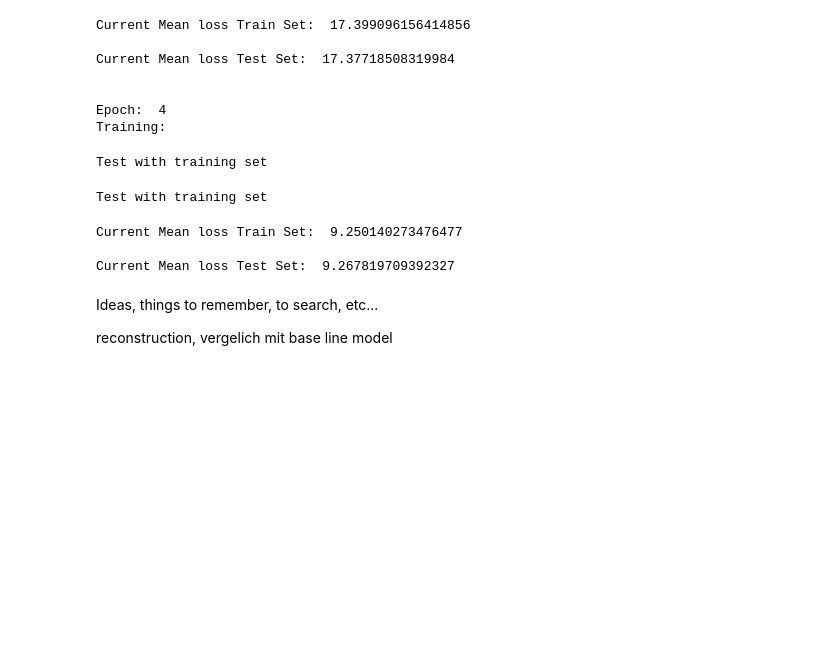
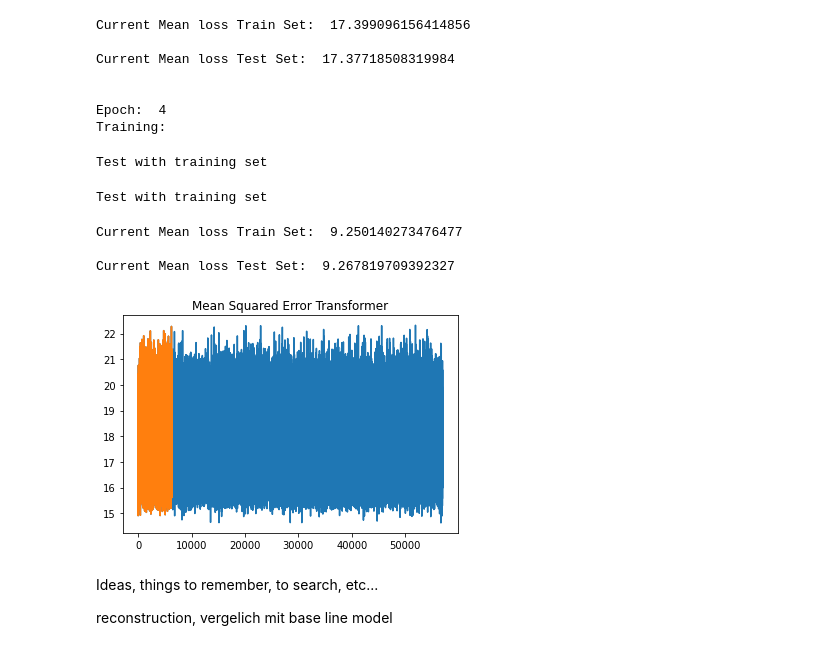
Before and after one commit to SergioTallo/Multivariate_Time_Series_Prediction_Transformers, a Jupyter notebook: bsc_arbeit.ipynb, the cells around one changed output. Cells and saved outputs as stored; diff of their text form; code cells hidden in the pictures; blank space fills up the shorter version.

```diff
--- a/bsc_arbeit.ipynb
+++ b/bsc_arbeit.ipynb
@@ -390,7 +390,7 @@ Whole dataset Normalised: 63330 sequences of longitud 30 with 18 features
 # %%
-batches_weekdays = create_batches(dataset_weekdays, 30, weekdays=True)
-batches_weekdays_norm = create_batches(dataset_weekdays_norm, 30, weekdays=True)
+batches_weekdays = utils_bsc.create_batches(dataset_weekdays, 30, weekdays=True)
+batches_weekdays_norm = utils_bsc.create_batches(dataset_weekdays_norm, 30, weekdays=True)
 
-print(f'\nWeekdays dataset: {len(batches_weekdays)} sequences of longitud {batches_weekdays[0].shape[0]} with {batches_weekdays[0].shape[1]} features')
-print(f'Weekdays dataset Normalised: {len(batches_weekdays_norm)} sequences of longitud {batches_weekdays_norm[0].shape[0]} with {batches_weekdays_norm[0].shape[1]} features')
+print(f'\nWeekdays dataset: {len(batches_weekdays)} sequences of longitud {batches_weekdays[0].shape[1]} with {batches_weekdays[0].shape[2]} features')
+print(f'Weekdays dataset Normalised: {len(batches_weekdays_norm)} sequences of longitud {batches_weekdays_norm[0].shape[1]} with {batches_weekdays_norm[0].shape[2]} features')
 # %% [output]
@@ -399,6 +398,6 @@ Weekdays dataset Normalised: 28863 sequences of longitud 30 with 18 features
 # %%
-batches_weekend = create_batches(dataset_weekend, 30, weekend=True)
-batches_weekend_norm = create_batches(dataset_weekend_norm, 30, weekend=True)
+batches_weekend = utils_bsc.create_batches(dataset_weekend, 30, weekend=True)
+batches_weekend_norm = utils_bsc.create_batches(dataset_weekend_norm, 30, weekend=True)
 
-print(f'\nWeekdays dataset: {len(batches_weekend)} sequences of longitud {batches_weekend[0].shape[0]} with {batches_weekend[0].shape[1]} features')
-print(f'Weekdays dataset Normalised: {len(batches_weekend_norm)} sequences of longitud {batches_weekend_norm[0].shape[0]} with {batches_weekend_norm[0].shape[1]} features')
+print(f'\nWeekdays dataset: {len(batches_weekend)} sequences of longitud {batches_weekend[0].shape[1]} with {batches_weekend[0].shape[2]} features')
+print(f'Weekdays dataset Normalised: {len(batches_weekend_norm)} sequences of longitud {batches_weekend_norm[0].shape[1]} with {batches_weekend_norm[0].shape[2]} features')
@@ -711,0 +681,21 @@ Mean Loss in Test set:  0.4478775834217984
+# %%
+criterion = nn.MSELoss()
+
+losses = []
+
+for i in range(1, len(training_data_pairs)):
+  output = training_data_pairs[i][0]
+  target = training_data_pairs[i][1]
+  losses.append(float(criterion(output, target)))
+
+print("Mean Loss (train) of baselinemodel: ", np.mean(losses))
+
+losses = []
+
+for i in range(1, len(testing_data_pairs)):
+  output = testing_data_pairs[i][0]
+  target = testing_data_pairs[i][1]
+  losses.append(float(criterion(output, target)))
+
+print("Mean Loss (test) Loss of baselinemodel: ", np.mean(losses))
+print('\n')
@@ -1129,17 +1122,20 @@ Current Mean loss Test Set:  9.267819709392327
 # %%
 # Show results of the loss function
 
 fig = plt.figure()
 
 ax = fig.add_subplot(111)
 plt.ion()
 
 fig.show()
 fig.canvas.draw()
 
-ax.plot(loss_list)
-ax.set_title("Mean Squared Error")
+ax.plot([np.mean(i) for i in epoch_loss_train])
+ax.plot([np.mean(i) for i in epoch_loss_test])
+ax.set_title("Mean Squared Error Transformer")
 fig.canvas.draw()
+# %% [output]
+[figure, added]
 # %% [markdown]
 Ideas, things to remember, to search, etc...
 
```
Also changed, not shown: parts of 9 cells of this notebook.
